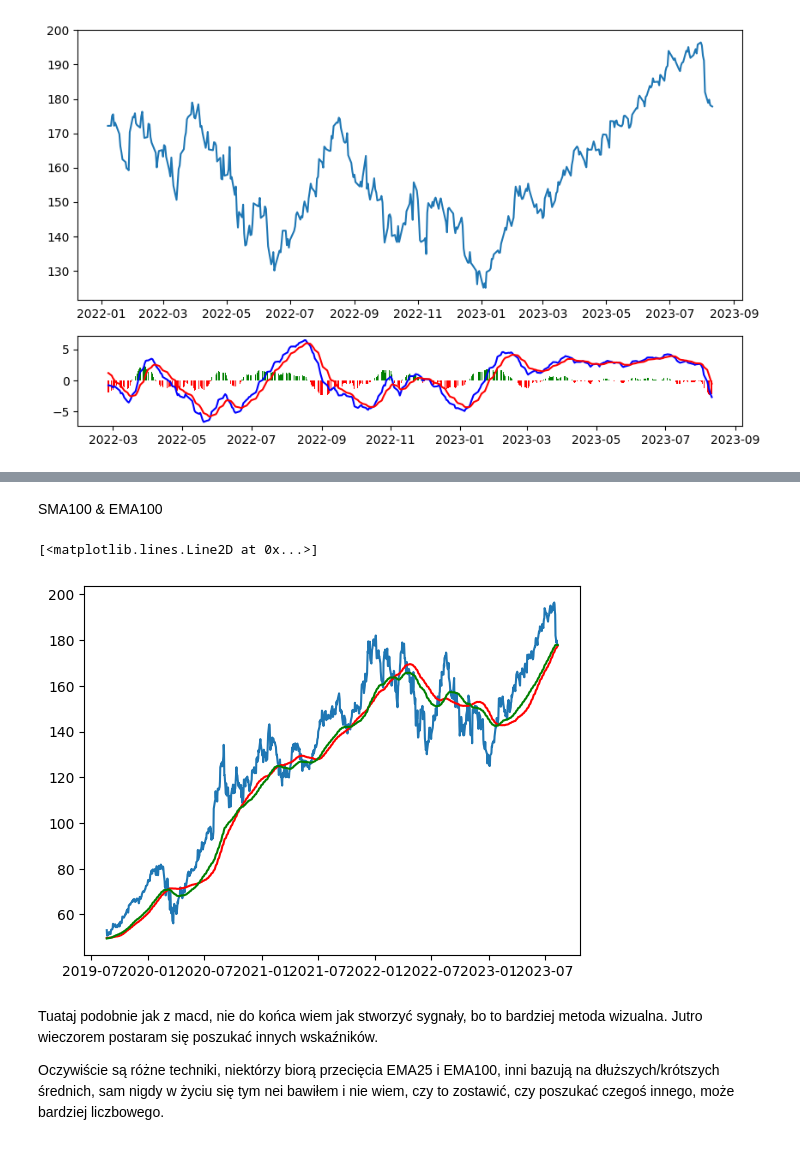
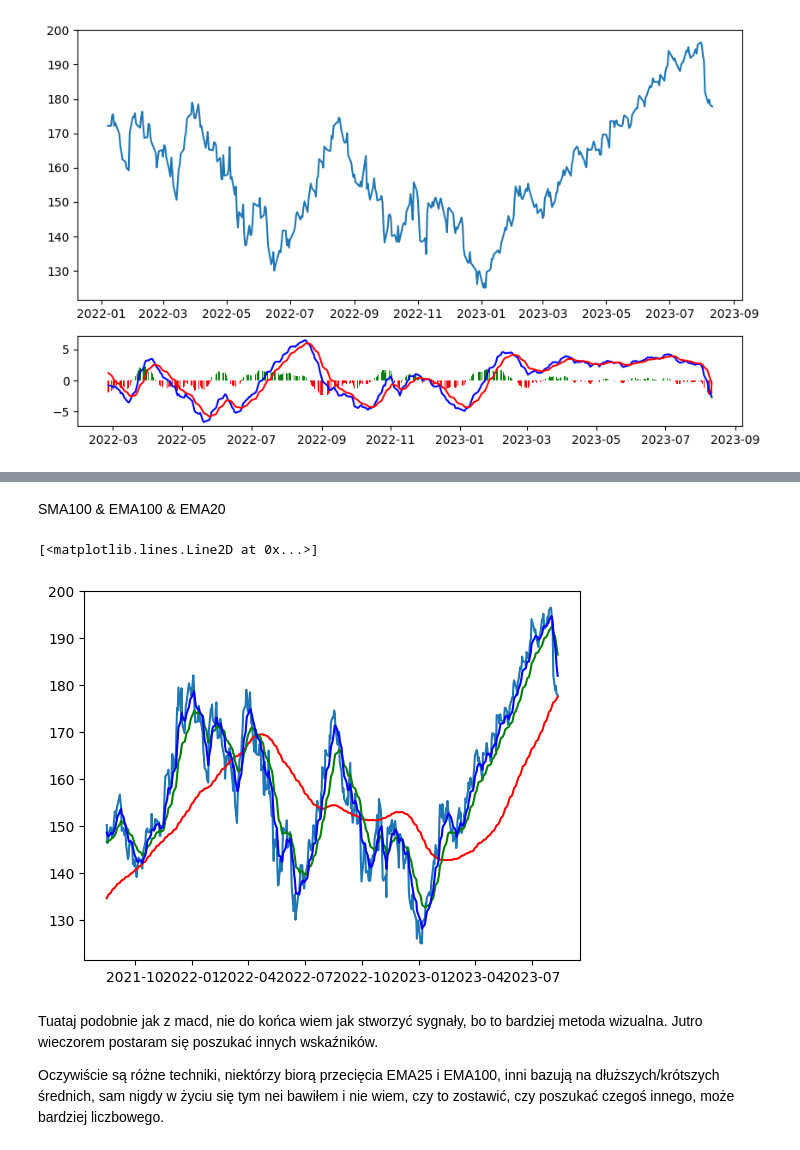
Before and after one commit to miladziekanowska/stock-market-forecast-project, a Jupyter notebook: Technical_Analysis.ipynb, the cells around one changed output, grey strips where cells are left out. Drawn from its saved outputs; the diff is of its cells as text; code cells hidden in the pictures.

```diff
--- a/Technical_Analysis.ipynb
+++ b/Technical_Analysis.ipynb
@@ -169,17 +137,19 @@ for i in range(len(historical_datas['AAPL'])):
 
 historical_datas['AAPL']['MACD_signal'] = signals
 # %% [markdown]
-SMA100 & EMA100
+SMA100 & EMA100 & EMA20
 # %%
 historical_datas['AAPL']['SMA100'] = ta.SMA(historical_datas['AAPL']['close'], 100)
-historical_datas['AAPL']['EMA100'] = ta.EMA(historical_datas['AAPL']['close'], 100)
+historical_datas['AAPL']['EMA21'] = ta.EMA(historical_datas['AAPL']['close'], 21)
+historical_datas['AAPL']['EMA8'] = ta.EMA(historical_datas['AAPL']['close'], 8)
 # %%
-plt.plot(historical_datas['AAPL']['close'].tail(1000))
-plt.plot(historical_datas['AAPL']['SMA100'].tail(1000), color="r")
-plt.plot(historical_datas['AAPL']['EMA100'].tail(1000), color="g")
+plt.plot(historical_datas['AAPL']['close'].tail(500))
+plt.plot(historical_datas['AAPL']['SMA100'].tail(500), color="r")
+plt.plot(historical_datas['AAPL']['EMA21'].tail(500), color="g")
+plt.plot(historical_datas['AAPL']['EMA8'].tail(500), color="b")
 # %% [output]
 [<matplotlib.lines.Line2D at 0x...>]
-[figure, old version]
+[figure, new version]
 # %% [markdown]
 Tuataj podobnie jak z macd, nie do końca wiem jak stworzyć sygnały, bo to bardziej metoda wizualna.
 Jutro wieczorem postaram się poszukać innych wskaźników.
```
Also changed, not shown: parts of 10 cells of this notebook.
